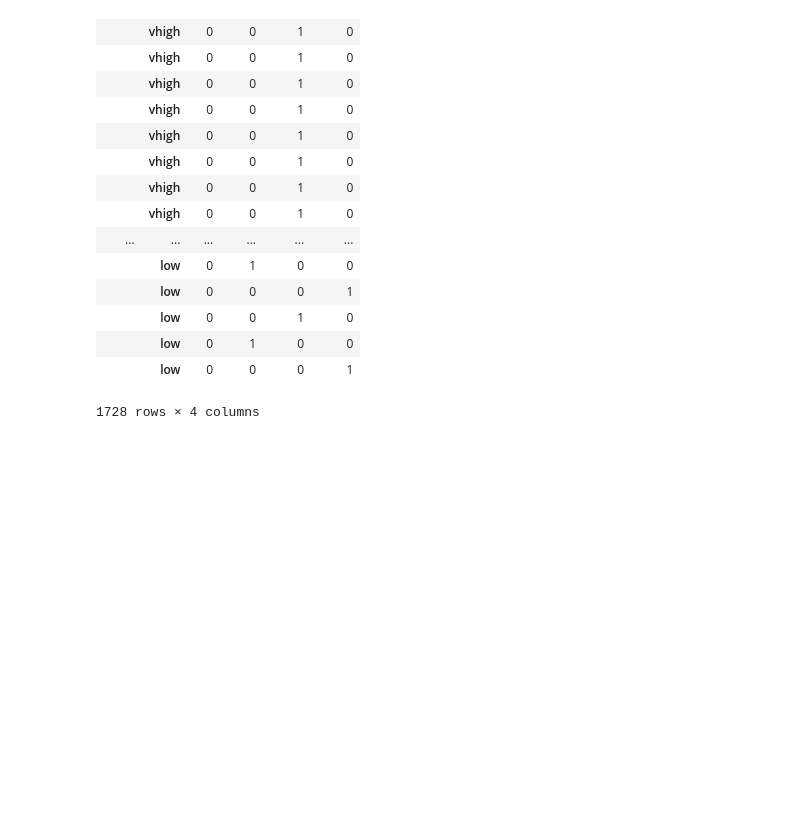
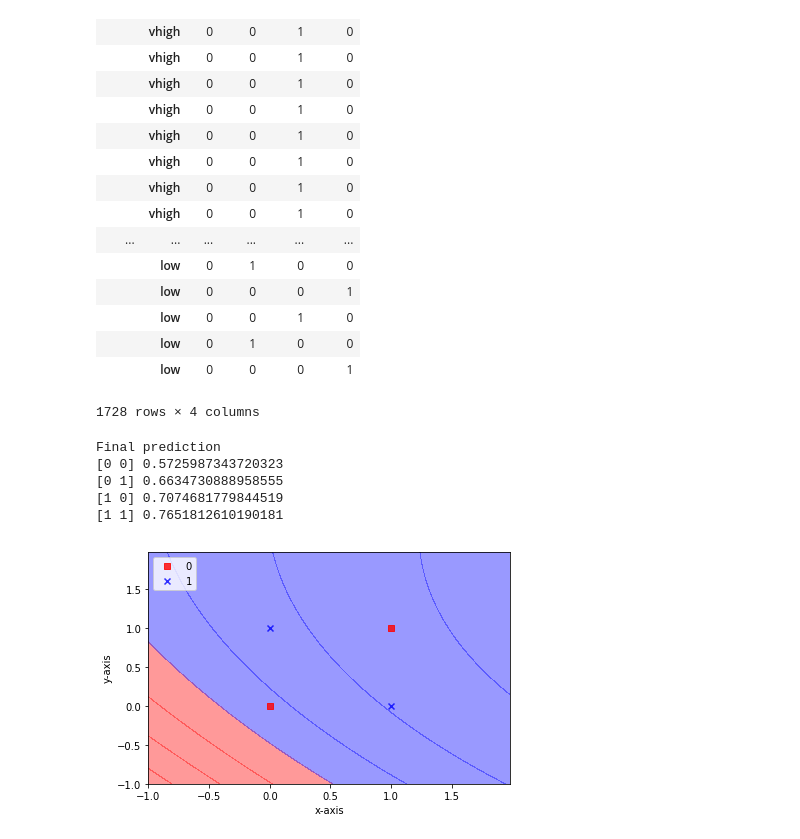
Before and after one commit to wildemanvelez/pipeline, a Jupyter notebook: Untitled.ipynb, the cells around one changed output. Saved outputs shown, nothing was run; the diff lists cells and outputs as text; code cells hidden in the pictures; blank space fills up the shorter version.

```diff
--- a/Untitled.ipynb
+++ b/Untitled.ipynb
@@ -68,0 +73,7 @@ exactitud = accuracy_score
+# %%
+
+def tanh(x):
+    return (1.0 - numpy.exp(-2*x))/(1.0 + numpy.exp(-2*x))
+
+def tanh_derivative(x):
+    return (1 + tanh(x))*(1 - tanh(x))
@@ -68,0 +202,30 @@ exactitud = accuracy_score
+# %%
+numpy.random.seed(0)
+
+# Initialize the NeuralNetwork with
+# 2 input neurons
+# 2 hidden neurons
+# 1 output neuron
+nn = NeuralNetwork([2,2,1])
+
+# Set the input data
+X = numpy.array([[0, 0], [0, 1],
+                [1, 0], [1, 1]])
+
+# Set the labels, the correct results for the xor operation
+y = numpy.array([0, 1,
+                 1, 0])
+
+# Call the fit function and train the network for a chosen number of epochs
+nn.fit(X, y, epochs=10)
+
+# Show the prediction results
+print("Final prediction")
+for s in X:
+    print(s, nn.predict_single_data(s))
+# %% [output]
+Final prediction
+[0 0] 0.5725987343720323
+[0 1] 0.6634730888958555
+[1 0] 0.7074681779844519
+[1 1] 0.7651812610190181
@@ -68,0 +270,12 @@ exactitud = accuracy_score
+# %%
+numpy.random.seed(0)
+nn = NeuralNetwork([2,2,1])
+nn.fit(X, y, epochs=10)
+plot_decision_regions(X, y, nn)
+plt.xlabel('x-axis')
+plt.ylabel('y-axis')
+plt.legend(loc='upper left')
+plt.tight_layout()
+plt.show()
+# %% [output]
+[figure, added]
```
Also changed, not shown: parts of 12 cells of this notebook.
